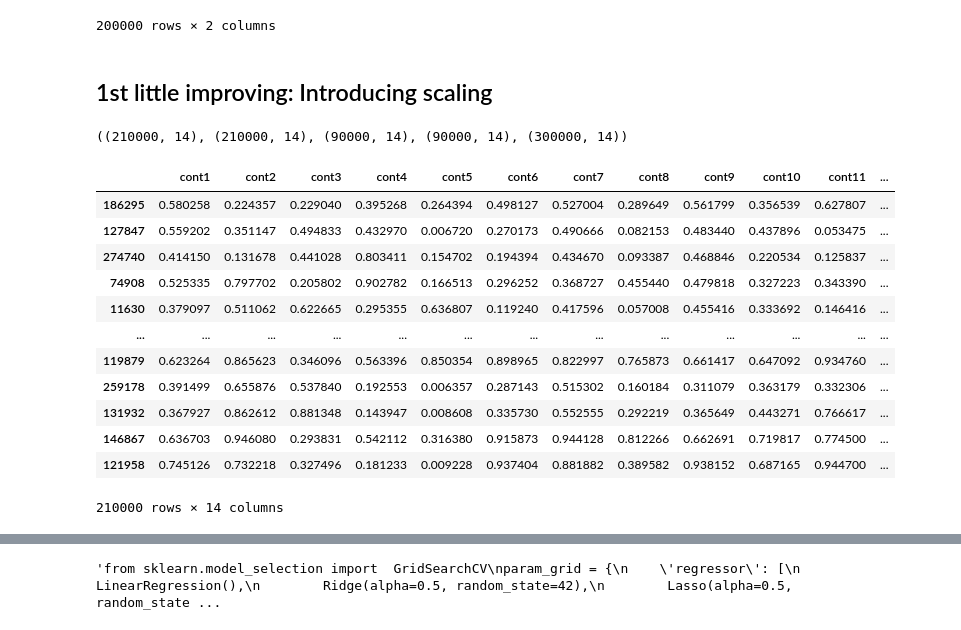
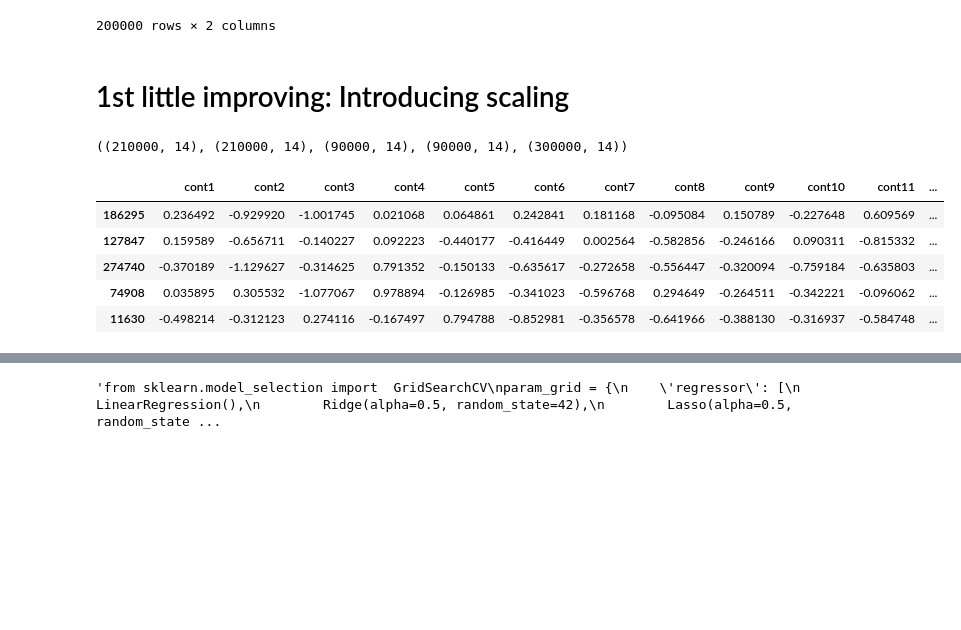
Before and after one commit to dango80/My-approach-to-a-Regression-problem, a Jupyter notebook: my-approach-to-a-tabular-regression-problem.ipynb, the cells around one changed output, grey strips where cells are left out. Drawn from its saved outputs; the diff is of its cells as text; code cells hidden in the pictures; blank space fills up the shorter version.

```diff
--- a/my-approach-to-a-tabular-regression-problem.ipynb
+++ b/my-approach-to-a-tabular-regression-problem.ipynb
@@ -317,7 +343,7 @@ train.corr()[15:16].T
 # %%
 from sklearn.model_selection import train_test_split,KFold,cross_val_score
 
-X=train.drop(["id","target"],axis=1)
+X=train.drop(["id"],axis=1)
 y=train.target
 # %% [markdown]
 I can drop the variable id that is not particularly significant in this case
@@ -363,0 +401,3 @@ Splitting the dataset for the validation
+# %%
+X=X.drop("target",axis=1)
+X
@@ -513,13 +591,13 @@ output
 200000 rows × 2 columns
 # %% [markdown]
 1st little improving: Introducing scaling
----
+===
 # %%
 #Let's try to use scaling on the same model
 from sklearn.pipeline import make_pipeline
 from sklearn.preprocessing import RobustScaler,MinMaxScaler,StandardScaler
 # %%
-rs = MinMaxScaler()
+rs = RobustScaler()
 rs.fit(X_train)
 X_train_rs = pd.DataFrame(rs.transform(X_train), columns=X_train.columns, index=X_train.index)
 X_val_rs = pd.DataFrame(rs.transform(X_val), columns=X_val.columns, index=X_val.index)
@@ -529,19 +607,12 @@ X_train.shape, X_train_rs.shape, X_val.shape, X_val_rs.shape,X_rs.shape
 # %% [output]
 ((210000, 14), (210000, 14), (90000, 14), (90000, 14), (300000, 14))
 # %%
-X_train_rs
+X_train_rs.head()
 # %% [output]
 |  | cont1 | cont2 | cont3 | cont4 | cont5 | cont6 | cont7 | cont8 | cont9 | cont10 | cont11 | ... |
-| 186295 | 0.580258 | 0.224357 | 0.229040 | 0.395268 | 0.264394 | 0.498127 | 0.527004 | 0.289649 | 0.561799 | 0.356539 | 0.627807 | ... |
-| 127847 | 0.559202 | 0.351147 | 0.494833 | 0.432970 | 0.006720 | 0.270173 | 0.490666 | 0.082153 | 0.483440 | 0.437896 | 0.053475 | ... |
-| 274740 | 0.414150 | 0.131678 | 0.441028 | 0.803411 | 0.154702 | 0.194394 | 0.434670 | 0.093387 | 0.468846 | 0.220534 | 0.125837 | ... |
-| 74908 | 0.525335 | 0.797702 | 0.205802 | 0.902782 | 0.166513 | 0.296252 | 0.368727 | 0.455440 | 0.479818 | 0.327223 | 0.343390 | ... |
-| 11630 | 0.379097 | 0.511062 | 0.622665 | 0.295355 | 0.636807 | 0.119240 | 0.417596 | 0.057008 | 0.455416 | 0.333692 | 0.146416 | ... |
-| ... | ... | ... | ... | ... | ... | ... | ... | ... | ... | ... | ... | ... |
-| 119879 | 0.623264 | 0.865623 | 0.346096 | 0.563396 | 0.850354 | 0.898965 | 0.822997 | 0.765873 | 0.661417 | 0.647092 | 0.934760 | ... |
-| 259178 | 0.391499 | 0.655876 | 0.537840 | 0.192553 | 0.006357 | 0.287143 | 0.515302 | 0.160184 | 0.311079 | 0.363179 | 0.332306 | ... |
-| 131932 | 0.367927 | 0.862612 | 0.881348 | 0.143947 | 0.008608 | 0.335730 | 0.552555 | 0.292219 | 0.365649 | 0.443271 | 0.766617 | ... |
-| 146867 | 0.636703 | 0.946080 | 0.293831 | 0.542112 | 0.316380 | 0.915873 | 0.944128 | 0.812266 | 0.662691 | 0.719817 | 0.774500 | ... |
-| 121958 | 0.745126 | 0.732218 | 0.327496 | 0.181233 | 0.009228 | 0.937404 | 0.881882 | 0.389582 | 0.938152 | 0.687165 | 0.944700 | ... |
+| 186295 | 0.236492 | -0.929920 | -1.001745 | 0.021068 | 0.064861 | 0.242841 | 0.181168 | -0.095084 | 0.150789 | -0.227648 | 0.609569 | ... |
+| 127847 | 0.159589 | -0.656711 | -0.140227 | 0.092223 | -0.440177 | -0.416449 | 0.002564 | -0.582856 | -0.246166 | 0.090311 | -0.815332 | ... |
+| 274740 | -0.370189 | -1.129627 | -0.314625 | 0.791352 | -0.150133 | -0.635617 | -0.272658 | -0.556447 | -0.320094 | -0.759184 | -0.635803 | ... |
+| 74908 | 0.035895 | 0.305532 | -1.077067 | 0.978894 | -0.126985 | -0.341023 | -0.596768 | 0.294649 | -0.264511 | -0.342221 | -0.096062 | ... |
+| 11630 | -0.498214 | -0.312123 | 0.274116 | -0.167497 | 0.794788 | -0.852981 | -0.356578 | -0.641966 | -0.388130 | -0.316937 | -0.584748 | ... |
-210000 rows × 14 columns
 # %%
```
Also changed, not shown: parts of 46 cells of this notebook.
